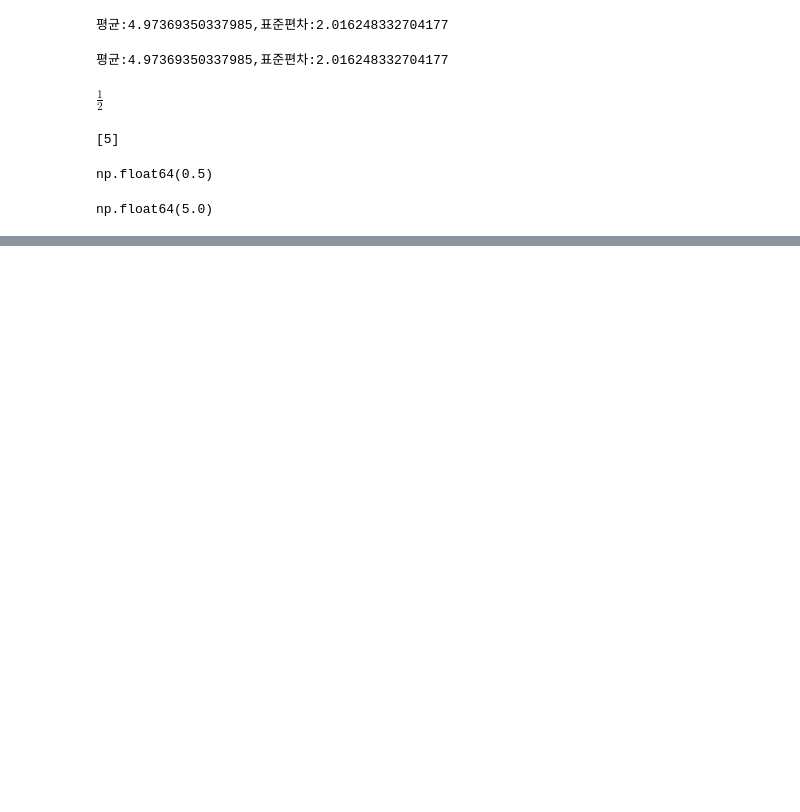
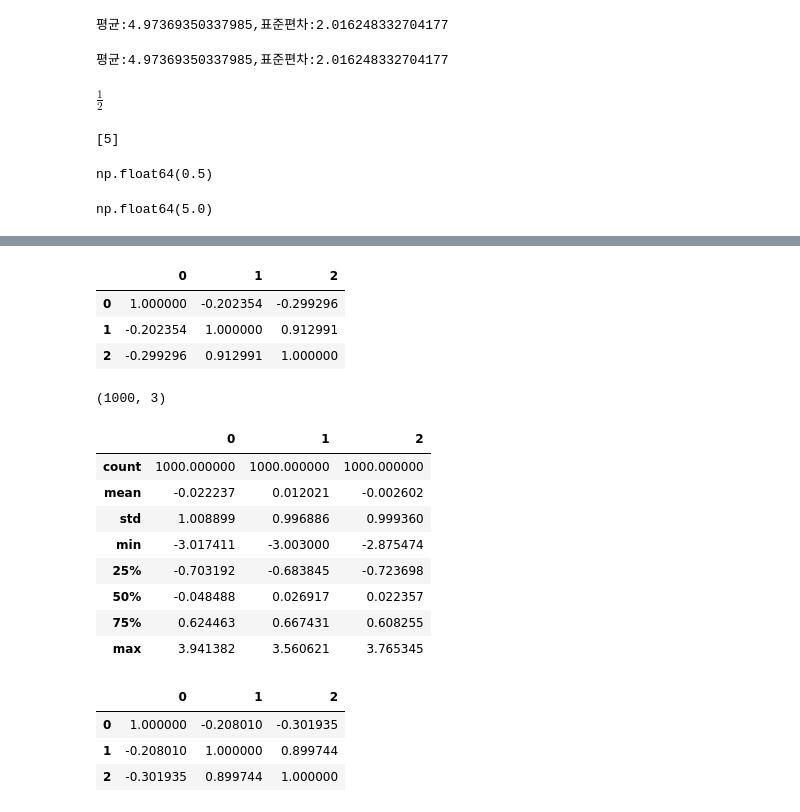
Before and after one commit to HST0077/HYOTC, a Jupyter notebook: 다변량정규분포.ipynb, the cells around one changed output, grey strips where cells are left out. Cells and saved outputs as stored; diff of their text form; code cells hidden in the pictures; blank space fills up the shorter version.

```diff
--- a/다변량정규분포.ipynb
+++ b/다변량정규분포.ipynb
@@ -113,0 +170,48 @@ np.float64(5.0)
+# %%
+D1.corr()
+# %% [output]
+|  | 0 | 1 | 2 |
+| 0 | 1.000000 | -0.202354 | -0.299296 |
+| 1 | -0.202354 | 1.000000 | 0.912991 |
+| 2 | -0.299296 | 0.912991 | 1.000000 |
+# %%
+# multivariate normal random samples by scipy
+# numpy에 비해 더 수학적이고 통계적 분석 기능을 제공 (pdf, logpdf, cdf 등 계산은 scipy에서만 가능)
+import numpy as np
+from scipy.stats import multivariate_normal
+
+# 평균벡터 & 공분산행렬
+mean = [0, 0, 0]
+cov  = [[1, -0.2, -0.3],
+        [-0.2, 1, 0.9],
+        [-0.3, 0.9, 1]]
+
+# scipy.stats.multivariate_normal 객체 생성
+rv = multivariate_normal(mean=mean, cov=cov)
+
+# 샘플 1000개 생성
+D2 = rv.rvs(size=1000)
+D2.shape
+# %% [output]
+(1000, 3)
+# %%
+import pandas as pd
+D2=pd.DataFrame(data=D2)
+D2.describe()
+# %% [output]
+|  | 0 | 1 | 2 |
+| count | 1000.000000 | 1000.000000 | 1000.000000 |
+| mean | -0.022237 | 0.012021 | -0.002602 |
+| std | 1.008899 | 0.996886 | 0.999360 |
+| min | -3.017411 | -3.003000 | -2.875474 |
+| 25% | -0.703192 | -0.683845 | -0.723698 |
+| 50% | -0.048488 | 0.026917 | 0.022357 |
+| 75% | 0.624463 | 0.667431 | 0.608255 |
+| max | 3.941382 | 3.560621 | 3.765345 |
+# %%
+D2.corr()
+# %% [output]
+|  | 0 | 1 | 2 |
+| 0 | 1.000000 | -0.208010 | -0.301935 |
+| 1 | -0.208010 | 1.000000 | 0.899744 |
+| 2 | -0.301935 | 0.899744 | 1.000000 |
```
Also changed, not shown: parts of 8 cells of this notebook.
